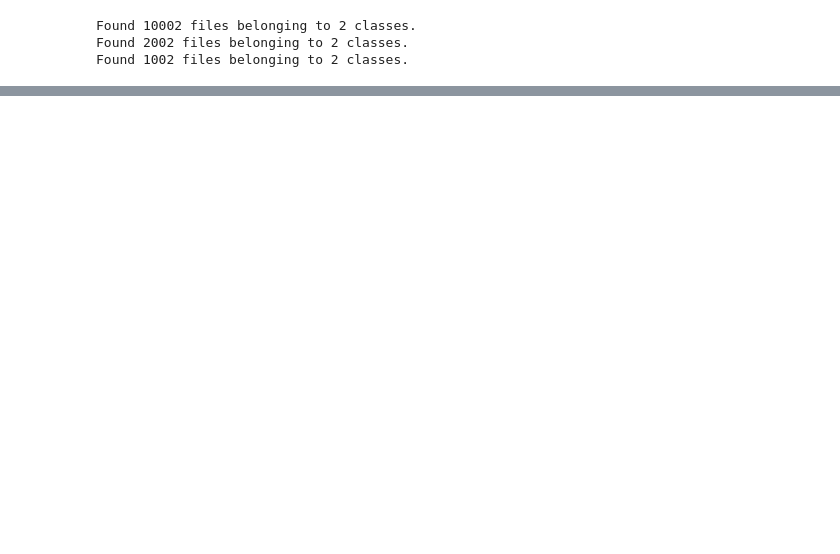
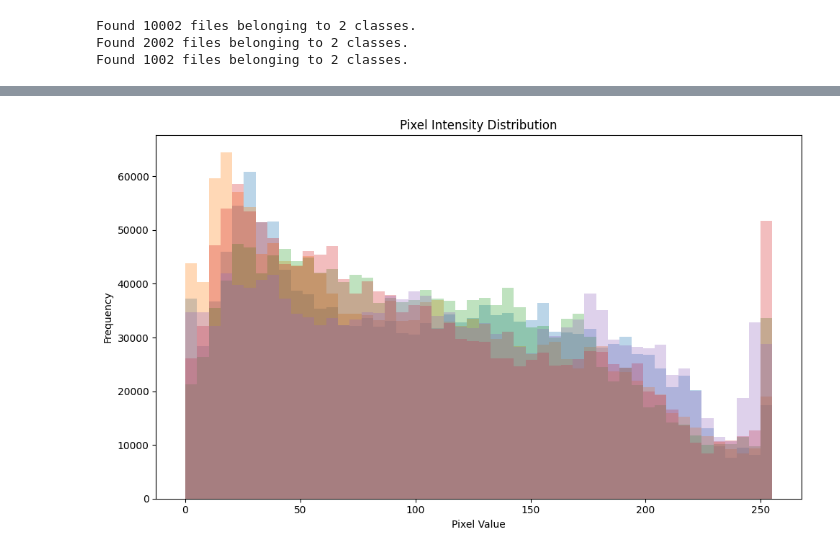
Before and after one commit to VirangaWeerabandara/AI-Project, a Jupyter notebook: AI-Project/Model/model.ipynb, the cells around one changed output, grey strips where cells are left out. Cells and saved outputs as stored; diff of their text form; code cells hidden in the pictures; blank space fills up the shorter version.

```diff
--- a/AI-Project/Model/model.ipynb
+++ b/AI-Project/Model/model.ipynb
@@ -48,0 +102,13 @@ print(train_ds)
+# %%
+plt.figure(figsize=(10, 6))
+for images, _ in train_ds.take(5):  # Take 5 batches
+    # Flatten all images in batch to 1D arrays and concatenate
+    flattened = tf.reshape(images, [-1])
+    plt.hist(flattened.numpy(), bins=50, alpha=0.3)
+plt.title('Pixel Intensity Distribution')
+plt.xlabel('Pixel Value')
+plt.ylabel('Frequency')
+plt.tight_layout()
+plt.show()
+# %% [output]
+[figure, added]
```
Also changed, not shown: parts of 20 cells of this notebook, 1 other file.
